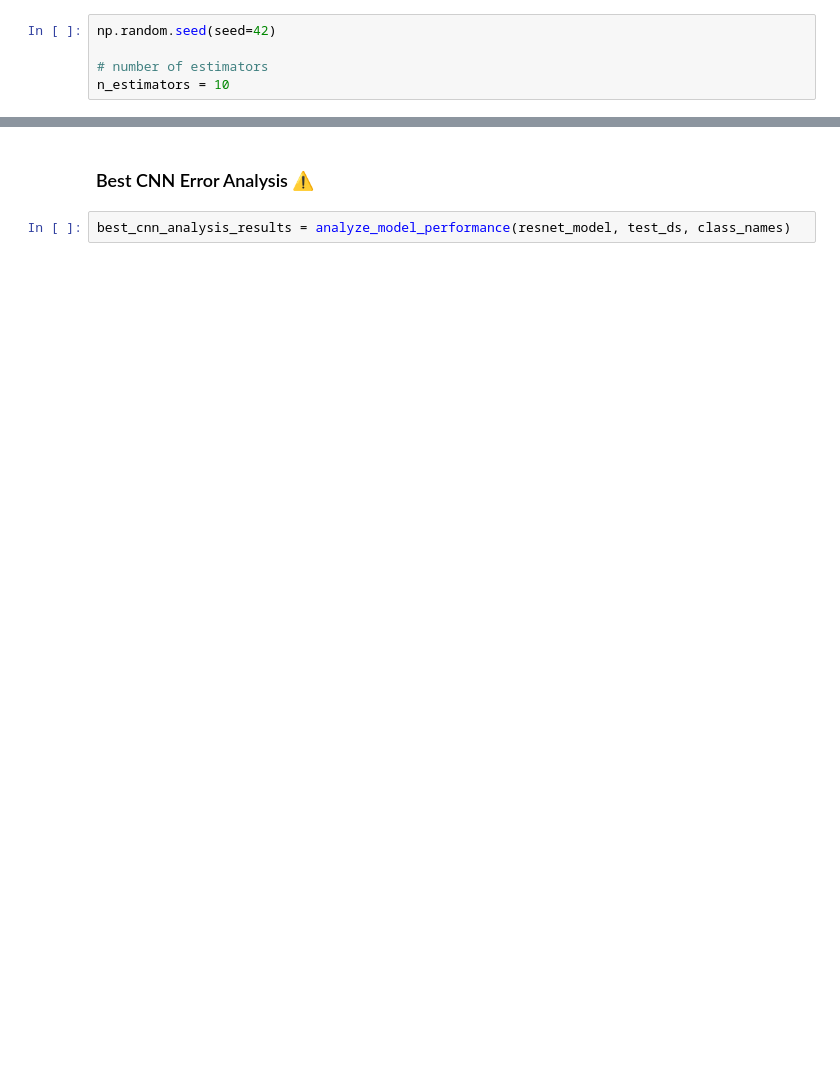
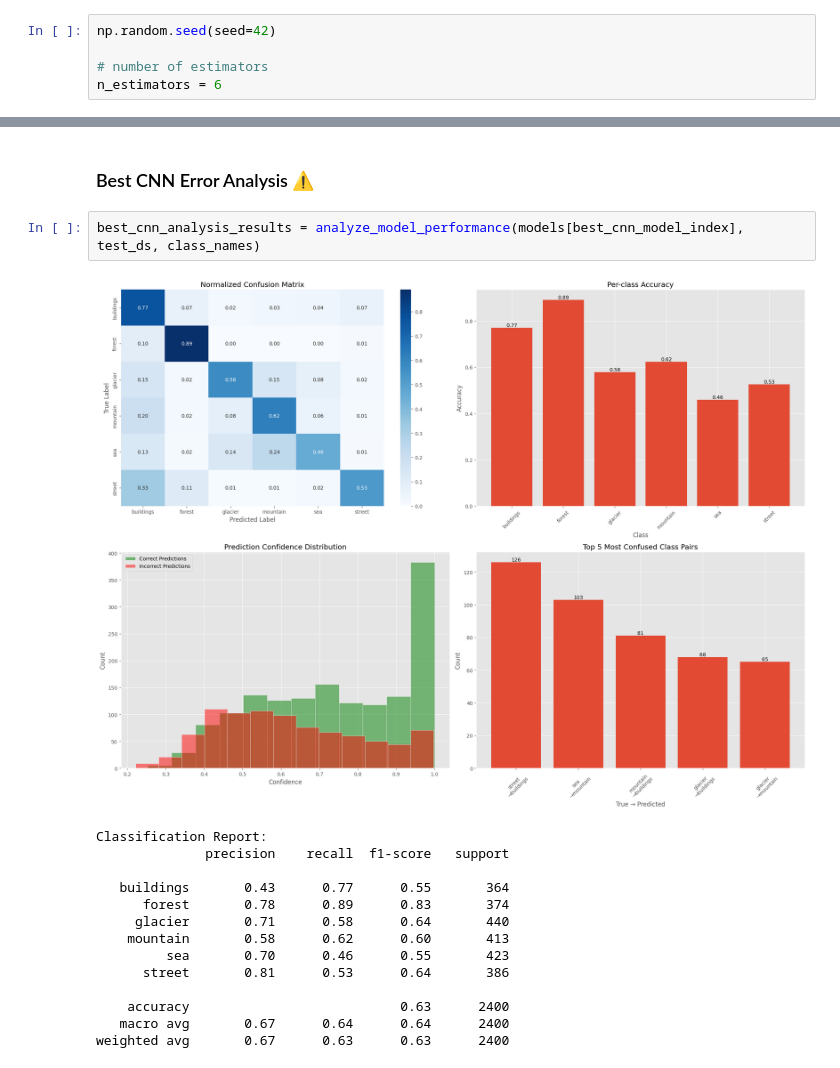
Before and after one commit to SenaThenu/geo-classifier, a Jupyter notebook: geo-classifier.ipynb, the cells around one changed output, grey strips where cells are left out. Cells and saved outputs as stored; diff of their text form; blank space fills up the shorter version.

```diff
--- a/geo-classifier.ipynb
+++ b/geo-classifier.ipynb
@@ -524,7 +525,7 @@ weighted avg       0.91      0.91      0.91      2400
 np.random.seed(seed=42)
 
 # number of estimators
-n_estimators = 10
+n_estimators = 6
 # %%
 from tensorflow.keras.models import Sequential
 from tensorflow.keras.layers import Conv2D, MaxPooling2D, Flatten, Dense, Dropout, BatchNormalization, Rescaling, Input
@@ -604,4 +618,19 @@ visualize_history_metric(histories[best_cnn_model_index], "loss")
 # %% [markdown]
 ### Best CNN Error Analysis ⚠️
 # %%
-best_cnn_analysis_results = analyze_model_performance(resnet_model, test_ds, class_names)
+best_cnn_analysis_results = analyze_model_performance(models[best_cnn_model_index], test_ds, class_names)
+# %% [output]
+[figure, added]
+Classification Report:
+              precision    recall  f1-score   support
+
+   buildings       0.43      0.77      0.55       364
+      forest       0.78      0.89      0.83       374
+     glacier       0.71      0.58      0.64       440
+    mountain       0.58      0.62      0.60       413
+         sea       0.70      0.46      0.55       423
+      street       0.81      0.53      0.64       386
+
+    accuracy                           0.63      2400
+   macro avg       0.67      0.64      0.64      2400
+weighted avg       0.67      0.63      0.63      2400
```
Also changed, not shown: parts of 9 cells of this notebook.
